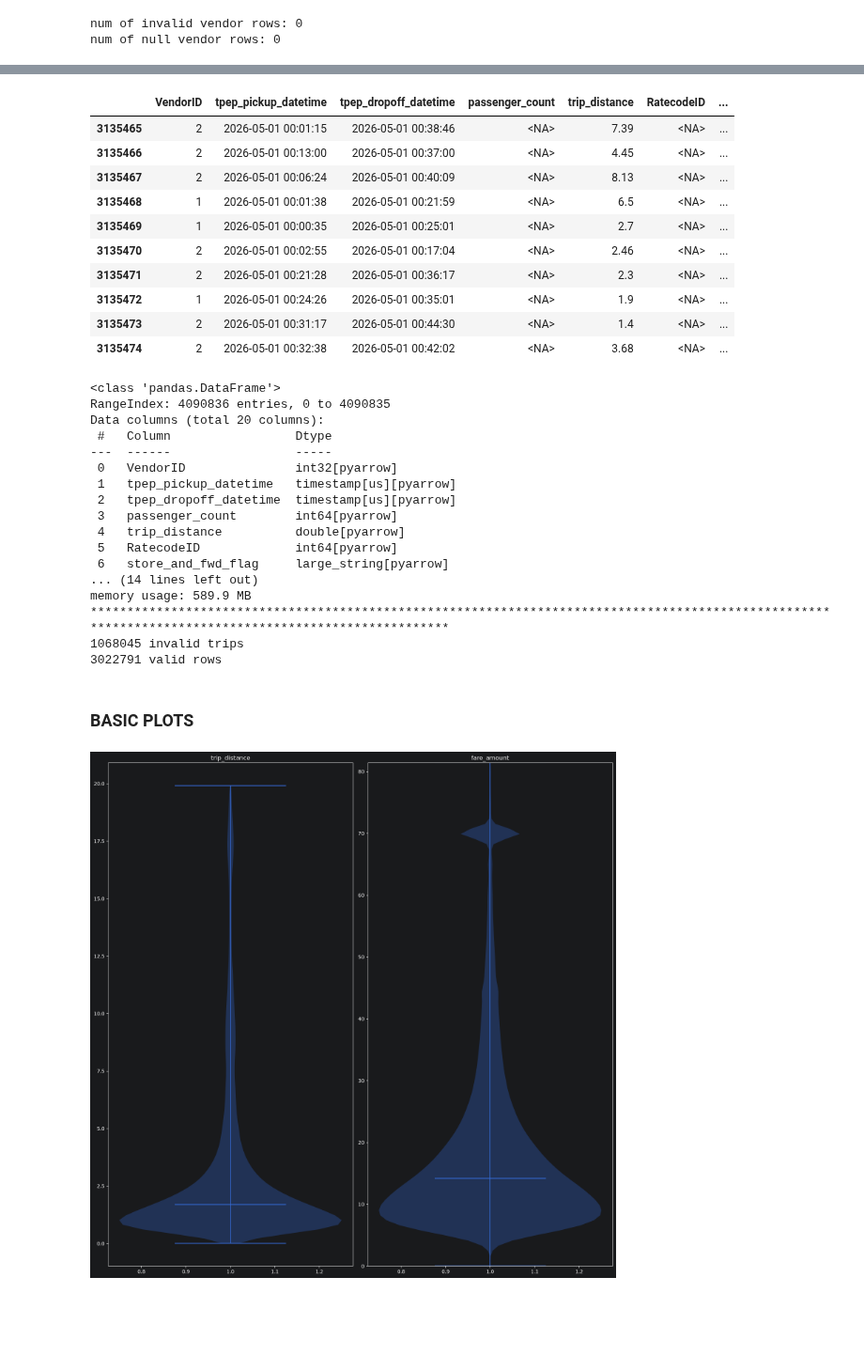
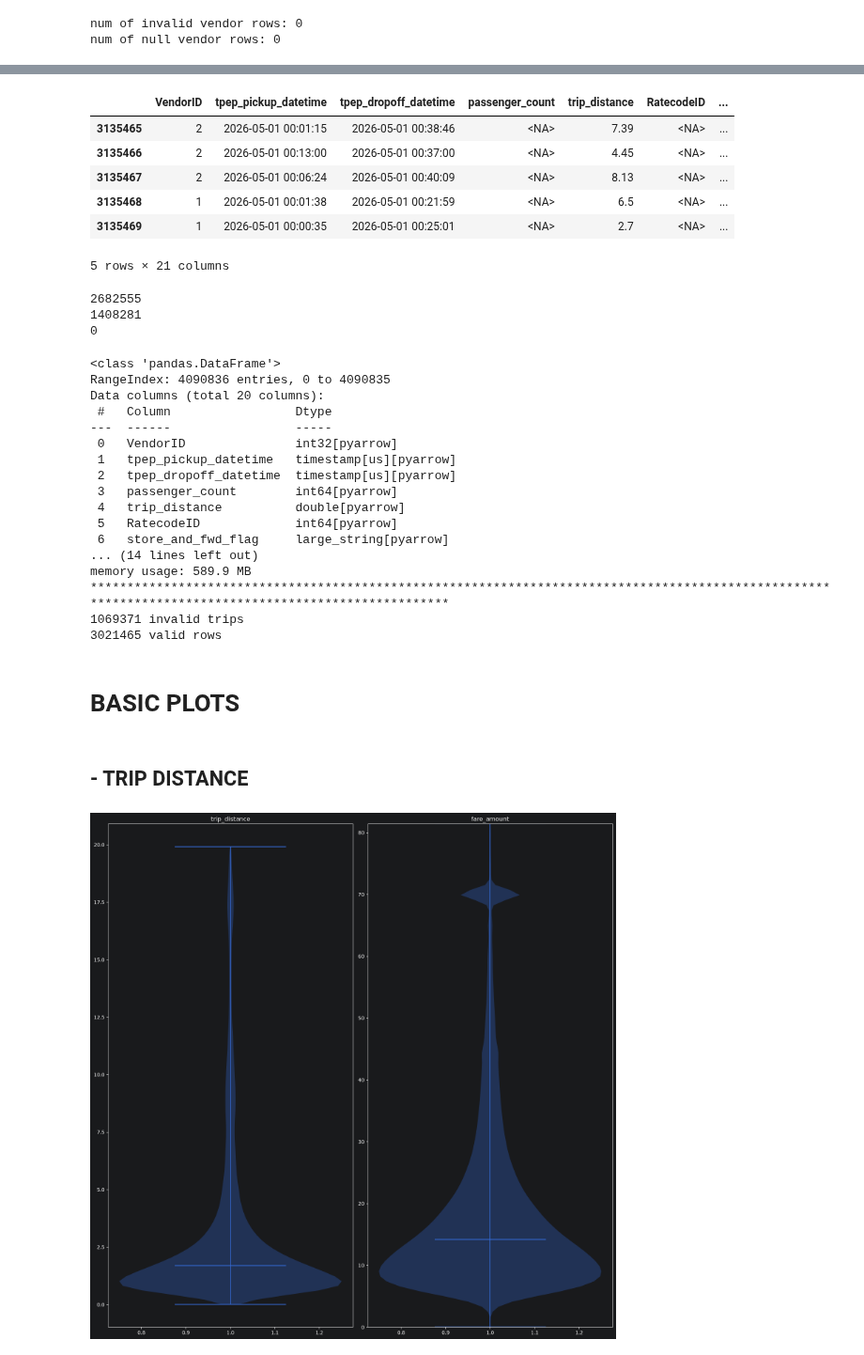
Before and after one commit to lazarosmpistas/ny-taxi-predictor, a Jupyter notebook: src/data_management/data_exploration.ipynb, the cells around one changed output, grey strips where cells are left out. Shown at 94% size. Drawn from its saved outputs; the diff is of its cells as text; code cells hidden in the pictures; blank space fills up the shorter version.

```diff
--- a/src/data_management/data_exploration.ipynb
+++ b/src/data_management/data_exploration.ipynb
@@ -109,10 +109,19 @@ num of negative dt rows: 3815
 num of null dt rows: 0
 # %%
+fare_cols = ["fare_amount", "extra", "mta_tax", "tip_amount", "tolls_amount", "improvement_surcharge", "congestion_surcharge", "Airport_fee", "cbd_congestion_fee"]
+
+df_main["total_fare_calculated"] = df_main[fare_cols].sum(axis=1)
+
 zero_fare_amount = (df_main["fare_amount"] == 0) & (~df_main["fare_amount"].isna())
 negative_fare_amount = (df_main["fare_amount"] < 0) & (~df_main["fare_amount"].isna())
 null_fare_amount = df_main["fare_amount"].isna()
 
+inconsistent_fare_amount = (~np.isclose(df_main["total_fare_calculated"], df_main["total_amount"], atol=1e-3)) & (~df_main["total_amount"].isna())
+#inconsistent_fare_amount = (df_main["total_fare_calculated"] != df_main["total_amount"]) & (~df_main["total_amount"].isna())
+
+
 print(f"num of zero fare amount rows: {len(df_main[zero_fare_amount])}\n"
       f"num of negative fare amount rows: {len(df_main[negative_fare_amount])}\n"
-      f"num of null fare amount rows: {len(df_main[null_fare_amount])}")
+      f"num of null fare amount rows: {len(df_main[null_fare_amount])}\n"
+      f"num of inconsistent fare amount rows: {len(df_main[inconsistent_fare_amount])}")
 # %% [output]
@@ -136,21 +132,31 @@ df_main[zero_dt].head(10)
-# %%
-df_main[df_main["passenger_count"].isna()].head(10)
-# %% [output]
-|  | VendorID | tpep_pickup_datetime | tpep_dropoff_datetime | passenger_count | trip_distance | RatecodeID | ... |
-| 3135465 | 2 | 2026-05-01 00:01:15 | 2026-05-01 00:38:46 | <NA> | 7.39 | <NA> | ... |
-| 3135466 | 2 | 2026-05-01 00:13:00 | 2026-05-01 00:37:00 | <NA> | 4.45 | <NA> | ... |
-| 3135467 | 2 | 2026-05-01 00:06:24 | 2026-05-01 00:40:09 | <NA> | 8.13 | <NA> | ... |
-| 3135468 | 1 | 2026-05-01 00:01:38 | 2026-05-01 00:21:59 | <NA> | 6.5 | <NA> | ... |
-| 3135469 | 1 | 2026-05-01 00:00:35 | 2026-05-01 00:25:01 | <NA> | 2.7 | <NA> | ... |
-| 3135470 | 2 | 2026-05-01 00:02:55 | 2026-05-01 00:17:04 | <NA> | 2.46 | <NA> | ... |
-| 3135471 | 2 | 2026-05-01 00:21:28 | 2026-05-01 00:36:17 | <NA> | 2.3 | <NA> | ... |
-| 3135472 | 1 | 2026-05-01 00:24:26 | 2026-05-01 00:35:01 | <NA> | 1.9 | <NA> | ... |
-| 3135473 | 2 | 2026-05-01 00:31:17 | 2026-05-01 00:44:30 | <NA> | 1.4 | <NA> | ... |
-| 3135474 | 2 | 2026-05-01 00:32:38 | 2026-05-01 00:42:02 | <NA> | 3.68 | <NA> | ... |
+# %%
+df = df_main[inconsistent_fare_amount]
+df[df["Airport_fee"].isna()].head()
+# %% [output]
+|  | VendorID | tpep_pickup_datetime | tpep_dropoff_datetime | passenger_count | trip_distance | RatecodeID | ... |
+| 3135465 | 2 | 2026-05-01 00:01:15 | 2026-05-01 00:38:46 | <NA> | 7.39 | <NA> | ... |
+| 3135466 | 2 | 2026-05-01 00:13:00 | 2026-05-01 00:37:00 | <NA> | 4.45 | <NA> | ... |
+| 3135467 | 2 | 2026-05-01 00:06:24 | 2026-05-01 00:40:09 | <NA> | 8.13 | <NA> | ... |
+| 3135468 | 1 | 2026-05-01 00:01:38 | 2026-05-01 00:21:59 | <NA> | 6.5 | <NA> | ... |
+| 3135469 | 1 | 2026-05-01 00:00:35 | 2026-05-01 00:25:01 | <NA> | 2.7 | <NA> | ... |
+5 rows × 21 columns
+# %%
+print(len(df_main[~inconsistent_fare_amount]))
+print(len(df_main[inconsistent_fare_amount]))
+print(len(df_main[df_main["total_fare_calculated"].isna()]))
+# %% [output]
+2682555
+1408281
+0
 # %%
 df_main.info()
 
-invalid_condition = zero_distance | zero_passengers | invalid_vendor | invalid_ratecode | zero_dt | invalid_fare_amount
+invalid_condition = (zero_distance | negative_distance | null_distance |
+                     zero_passengers | negative_passengers | null_passengers |
+                     invalid_vendor | null_vendor |
+                     invalid_ratecode | null_ratecode |
+                     zero_dt | negative_dt | null_dt |
+                     zero_fare_amount | negative_fare_amount | null_fare_amount)
 
 print(150*"*")
 df_invalid = df_main.loc[invalid_condition]
@@ -174,9 +180,11 @@ Data columns (total 20 columns):
 ... (14 lines left out)
 memory usage: 589.9 MB
 ******************************************************************************************************************************************************
-1068045 invalid trips
-3022791 valid rows
+1069371 invalid trips
+3021465 valid rows
 # %% [markdown]
-### BASIC PLOTS
+# BASIC PLOTS
+# %% [markdown]
+## - TRIP DISTANCE
 # %%
 fig, axs = plt.subplots(nrows=1, ncols=2, figsize=(15, 15))
```
Also changed, not shown: parts of 8 cells of this notebook, 2 other files.
